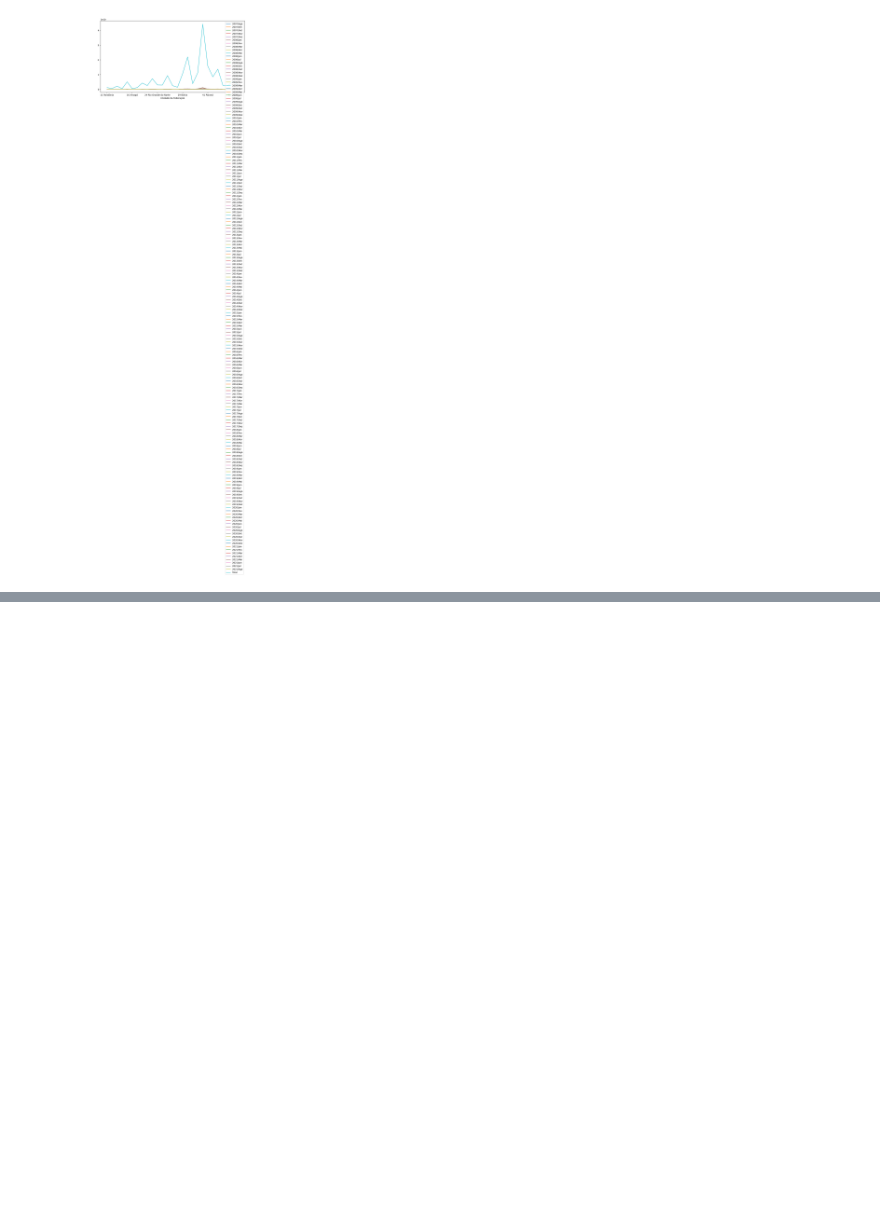
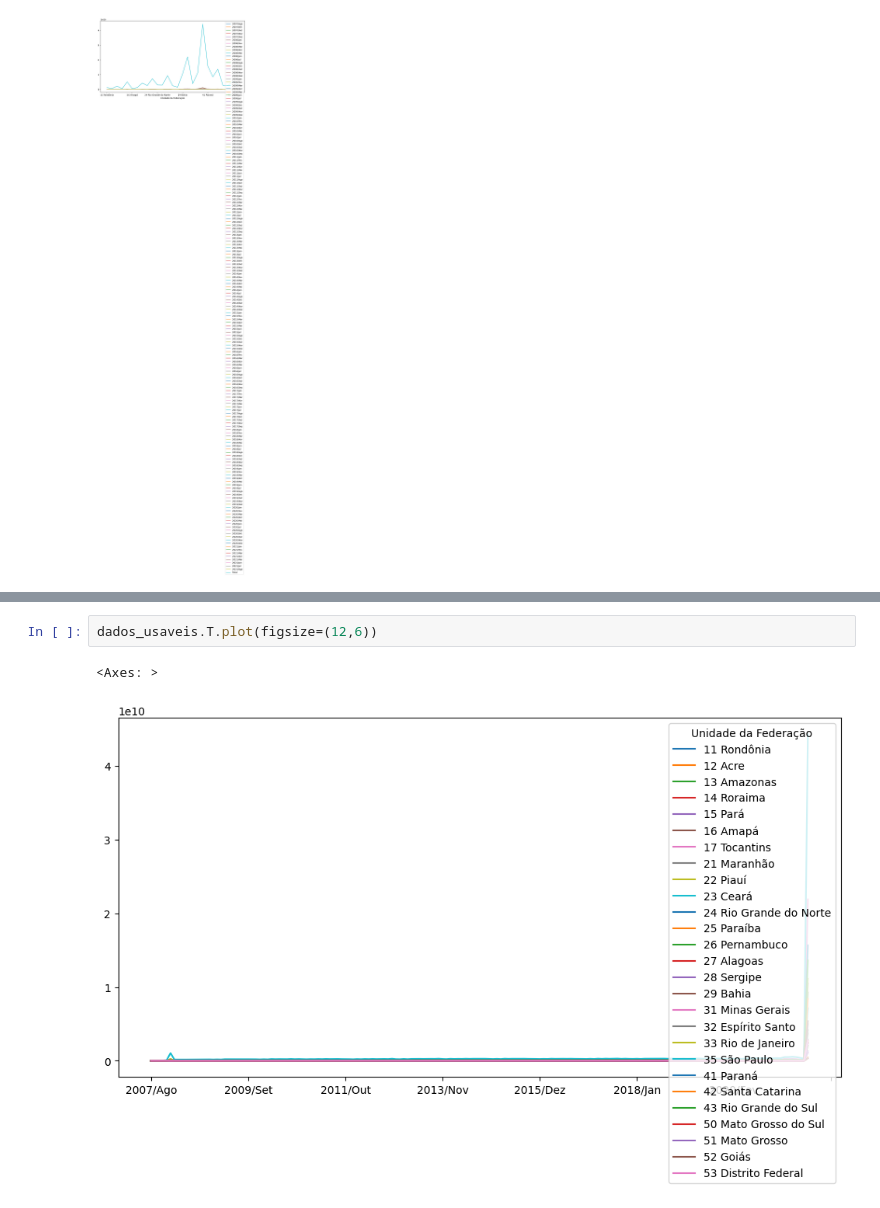
Before and after one commit to vicentesantos/Pos_Tech_Data_Analytics, a Jupyter notebook: 1 - Análise Exploratória de Dados/Aula 1/procedimentod sus.ipynb, the cells around one changed output, grey strips where cells are left out. Drawn from its saved outputs; the diff is of its cells as text; blank space fills up the shorter version.

```diff
--- a/1 - Análise Exploratória de Dados/Aula 1/procedimentod sus.ipynb
+++ b/1 - Análise Exploratória de Dados/Aula 1/procedimentod sus.ipynb
@@ -225,0 +230,5 @@ dados.describe()
+# %%
+dados_usaveis.T.plot(figsize=(12,6))
+# %% [output]
+<Axes: >
+[figure, added]
```
Also changed, not shown: parts of 25 cells of this notebook.
